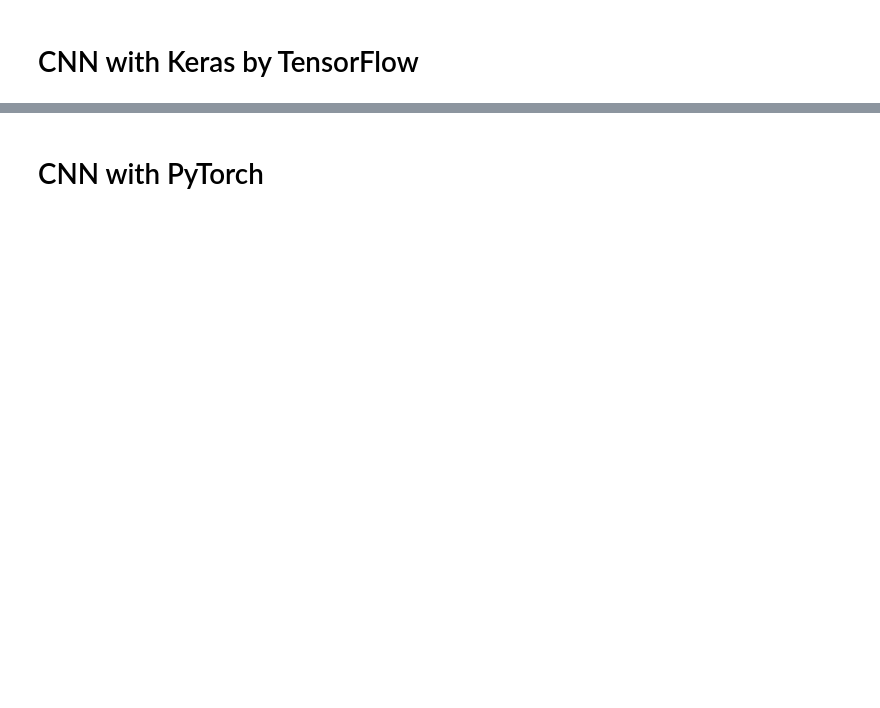
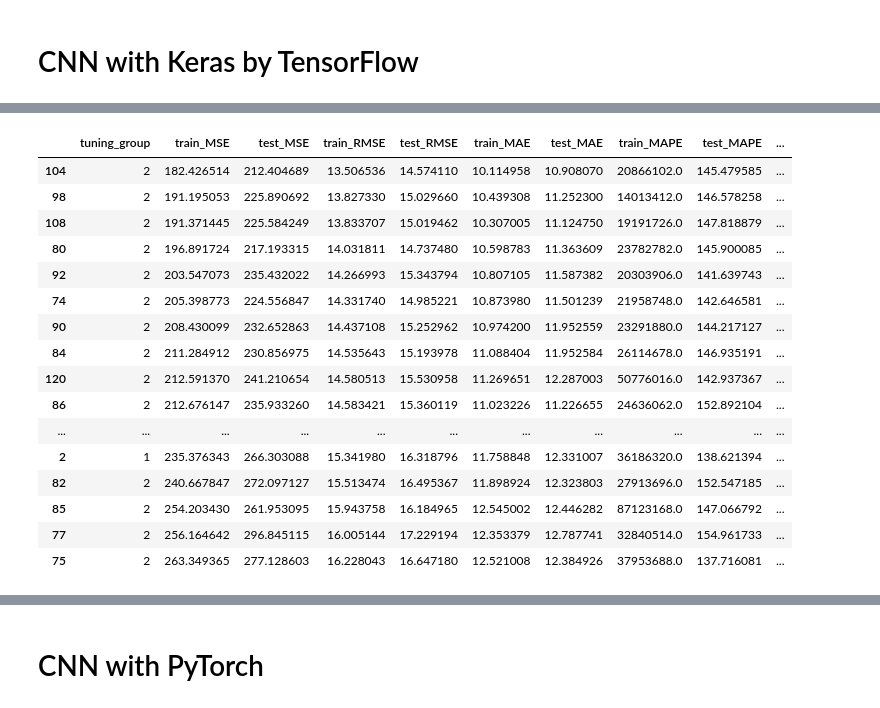
Before and after one commit to sakinanazarali/RUL_Prediction, a Jupyter notebook: CNN.ipynb, the cells around one changed output, grey strips where cells are left out. Drawn from its saved outputs; the diff is of its cells as text; code cells hidden in the pictures; blank space fills up the shorter version.

```diff
--- a/CNN.ipynb
+++ b/CNN.ipynb
@@ -109,0 +461,9 @@ display(train[0:300].shape)
+# %%
+pd.set_option('display.max_rows', None)
+df = pd.DataFrame(log)
+new = df['test_RMSE'] - df['train_RMSE']
+df["RMSE_diff"] = new
+#print(df.columns)
+display(df[['train_RMSE', 'test_RMSE', 'RMSE_diff', 'sec_conv', '#_epochs', '#filters_conv1', 'filter_size_conv1',
+            '#filters_conv2', 'filter_size_conv2', 'act_func_conv2']].sort_values('RMSE_diff'))
+pd.set_option('display.max_rows', 60)
@@ -109,0 +488,37 @@ display(train[0:300].shape)
+# %%
+pd.set_option('display.max_columns', None)
+df = pd.read_csv('CNN_log.csv')
+# log_df = pd.DataFrame(log)
+# # print(len(log_df.columns))
+# # print(len(df.columns))
+# # display(log_df.columns)
+# # display(df.columns)
+# log_df.insert(0, 'tuning_group', 2)
+# log_df.head()
+# df_new = pd.concat([df, log_df], ignore_index = True)
+# df_new[df_new['tuning_group'] == 2]
+
+#df_new.to_csv('CNN_log.csv', index = False)
+#df['tuning_group'] = 1
+#df.insert(0, 'tuning_group', 1)
+df["RMSE_diff"] = df['test_RMSE'] - df['train_RMSE']
+df = df.sort_values("RMSE_diff").head(20)
+df.sort_values("train_RMSE")
+# %% [output]
+|  | tuning_group | train_MSE | test_MSE | train_RMSE | test_RMSE | train_MAE | test_MAE | train_MAPE | test_MAPE | ... |
+| 104 | 2 | 182.426514 | 212.404689 | 13.506536 | 14.574110 | 10.114958 | 10.908070 | 20866102.0 | 145.479585 | ... |
+| 98 | 2 | 191.195053 | 225.890692 | 13.827330 | 15.029660 | 10.439308 | 11.252300 | 14013412.0 | 146.578258 | ... |
+| 108 | 2 | 191.371445 | 225.584249 | 13.833707 | 15.019462 | 10.307005 | 11.124750 | 19191726.0 | 147.818879 | ... |
+| 80 | 2 | 196.891724 | 217.193315 | 14.031811 | 14.737480 | 10.598783 | 11.363609 | 23782782.0 | 145.900085 | ... |
+| 92 | 2 | 203.547073 | 235.432022 | 14.266993 | 15.343794 | 10.807105 | 11.587382 | 20303906.0 | 141.639743 | ... |
+| 74 | 2 | 205.398773 | 224.556847 | 14.331740 | 14.985221 | 10.873980 | 11.501239 | 21958748.0 | 142.646581 | ... |
+| 90 | 2 | 208.430099 | 232.652863 | 14.437108 | 15.252962 | 10.974200 | 11.952559 | 23291880.0 | 144.217127 | ... |
+| 84 | 2 | 211.284912 | 230.856975 | 14.535643 | 15.193978 | 11.088404 | 11.952584 | 26114678.0 | 146.935191 | ... |
+| 120 | 2 | 212.591370 | 241.210654 | 14.580513 | 15.530958 | 11.269651 | 12.287003 | 50776016.0 | 142.937367 | ... |
+| 86 | 2 | 212.676147 | 235.933260 | 14.583421 | 15.360119 | 11.023226 | 11.226655 | 24636062.0 | 152.892104 | ... |
+| ... | ... | ... | ... | ... | ... | ... | ... | ... | ... | ... |
+| 2 | 1 | 235.376343 | 266.303088 | 15.341980 | 16.318796 | 11.758848 | 12.331007 | 36186320.0 | 138.621394 | ... |
+| 82 | 2 | 240.667847 | 272.097127 | 15.513474 | 16.495367 | 11.898924 | 12.323803 | 27913696.0 | 152.547185 | ... |
+| 85 | 2 | 254.203430 | 261.953095 | 15.943758 | 16.184965 | 12.545002 | 12.446282 | 87123168.0 | 147.066792 | ... |
+| 77 | 2 | 256.164642 | 296.845115 | 16.005144 | 17.229194 | 12.353379 | 12.787741 | 32840514.0 | 154.961733 | ... |
+| 75 | 2 | 263.349365 | 277.128603 | 16.228043 | 16.647180 | 12.521008 | 12.384926 | 37953688.0 | 137.716081 | ... |
```
Also changed, not shown: parts of 39 cells of this notebook, 1 other file.
